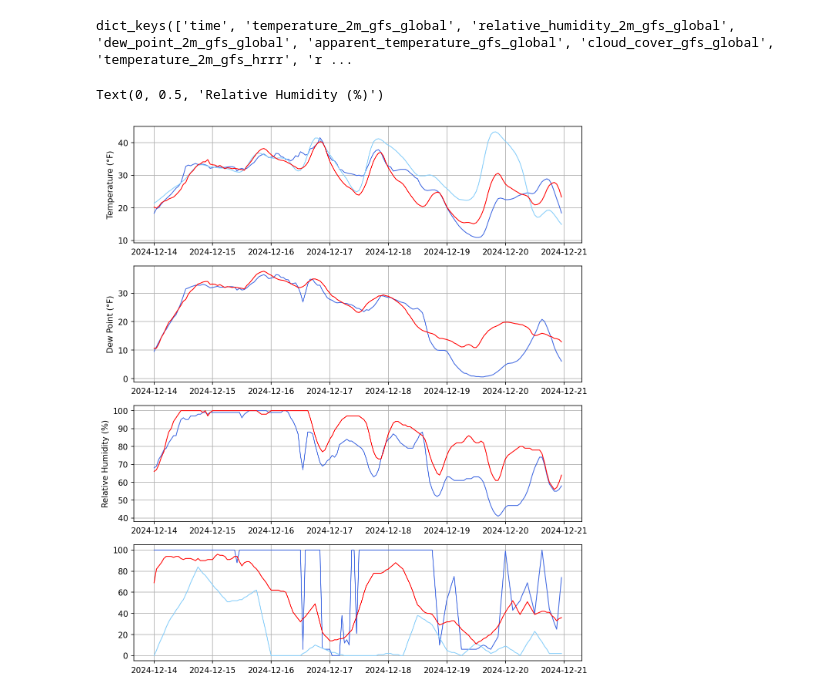
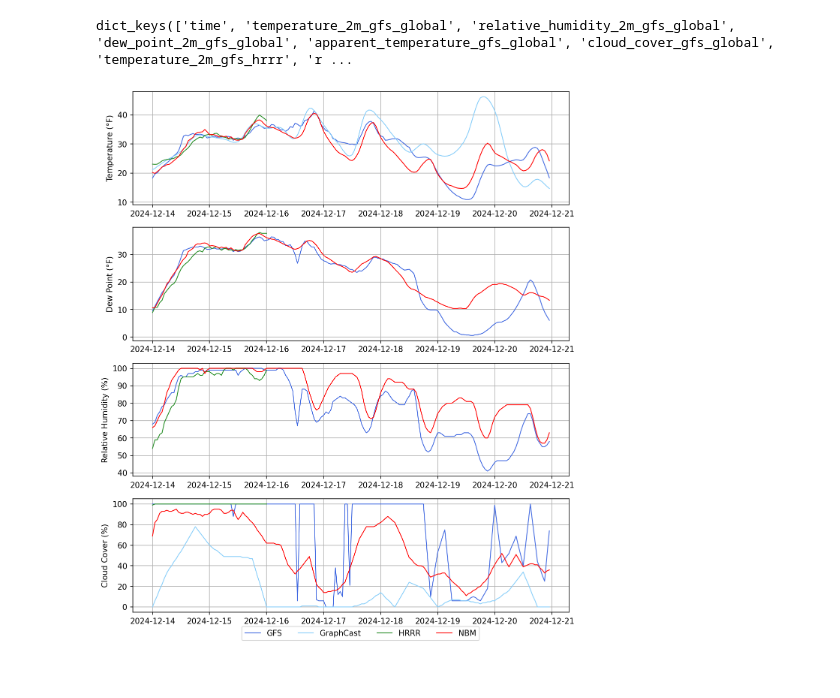
Before and after one commit to Weatherman142/WeatherChart, a Jupyter notebook: meteogramChart.ipynb, the cells around one changed output. Drawn from its saved outputs; the diff is of its cells as text; code cells hidden in the pictures.

Commit message:
Added most of the temperature plots for NOAA.

```diff
--- a/meteogramChart.ipynb
+++ b/meteogramChart.ipynb
@@ -68,21 +69,26 @@ GFS_GCdataframe[temperatureName] = dataNOAA['hourly']['temperature_2m_gfs_graphc
 GFS_GCdataframe[dewpointName]    = dataNOAA['hourly']['dew_point_2m_gfs_graphcast025']
 GFS_GCdataframe[rhName]          = dataNOAA['hourly']['relative_humidity_2m_gfs_graphcast025']
 GFS_GCdataframe[cloudCoverName]  = dataNOAA['hourly']['cloud_cover_gfs_graphcast025']
+# %%
+HRRRdataframe[timeName]        = dataNOAA['hourly']['time']
+HRRRdataframe[temperatureName] = dataNOAA['hourly']['temperature_2m_gfs_hrrr']
+HRRRdataframe[dewpointName]    = dataNOAA['hourly']['dew_point_2m_gfs_hrrr']
+HRRRdataframe[rhName]          = dataNOAA['hourly']['relative_humidity_2m_gfs_hrrr']
+HRRRdataframe[cloudCoverName]  = dataNOAA['hourly']['cloud_cover_gfs_hrrr']
 # %%
 NBMdataframe[timeName]        = dataNOAA['hourly']['time']
 NBMdataframe[temperatureName] = dataNOAA['hourly']['temperature_2m_ncep_nbm_conus']
 NBMdataframe[dewpointName]    = dataNOAA['hourly']['dew_point_2m_ncep_nbm_conus']
 NBMdataframe[rhName]          = dataNOAA['hourly']['relative_humidity_2m_ncep_nbm_conus']
 NBMdataframe[cloudCoverName]  = dataNOAA['hourly']['cloud_cover_ncep_nbm_conus']
-# %%
-if(type(GFSdataframe[timeName][0]) != pd._libs.tslibs.timestamps.Timestamp):
-    GFSdataframe[timeName] = [du.parser.parse(x) for x in GFSdataframe[timeName]]
-
-if(type(GFS_GCdataframe[timeName][0]) != pd._libs.tslibs.timestamps.Timestamp):
-    GFS_GCdataframe[timeName] = [du.parser.parse(x) for x in GFS_GCdataframe[timeName]]
-
-if(type(NBMdataframe[timeName][0]) != pd._libs.tslibs.timestamps.Timestamp):
-    NBMdataframe[timeName] = [du.parser.parse(x) for x in NBMdataframe[timeName]]
+# %%
+GFSdataframe[timeName] = timeHandler.timeParser(GFSdataframe[timeName])
+
+GFS_GCdataframe[timeName] = timeHandler.timeParser(GFS_GCdataframe[timeName])
+
+HRRRdataframe[timeName] = timeHandler.timeParser(HRRRdataframe[timeName])
+
+NBMdataframe[timeName] = timeHandler.timeParser(NBMdataframe[timeName])
 # %%
 GFScolor = "royalblue"
 GFS_GCcolor = "lightskyblue"
@@ -92,29 +98,35 @@ linewidth = 1
 # %%
 plt.rcParams["figure.dpi"] = 150
 fig, (ax1, ax2, ax3, ax4) = plt.subplots(4, figsize=(10,12))
 
 ax1.plot(GFSdataframe[timeName], GFSdataframe[temperatureName], color=GFScolor, linewidth=linewidth)
 ax1.plot(GFS_GCdataframe[timeName], GFS_GCdataframe[temperatureName], color=GFS_GCcolor, linewidth=linewidth)
+ax1.plot(HRRRdataframe[timeName], HRRRdataframe[temperatureName], color=HRRRcolor, linewidth=linewidth)
 ax1.plot(NBMdataframe[timeName], NBMdataframe[temperatureName], color=NBMcolor, linewidth=linewidth)
 
 ax2.plot(GFSdataframe[timeName], GFSdataframe[dewpointName], color=GFScolor, linewidth=linewidth)
+ax2.plot(HRRRdataframe[timeName],HRRRdataframe[dewpointName], color=HRRRcolor, linewidth=linewidth)
 ax2.plot(NBMdataframe[timeName], NBMdataframe[dewpointName], color=NBMcolor, linewidth=linewidth)
 
 ax3.plot(GFSdataframe[timeName], GFSdataframe[rhName], color=GFScolor, linewidth=linewidth)
+ax3.plot(HRRRdataframe[timeName], HRRRdataframe[rhName], color=HRRRcolor, linewidth=linewidth)
 ax3.plot(NBMdataframe[timeName], NBMdataframe[rhName], color=NBMcolor, linewidth=linewidth)
 
-ax4.plot(GFSdataframe[timeName], GFSdataframe[cloudCoverName], color=GFScolor, linewidth=linewidth)
-ax4.plot(GFS_GCdataframe[timeName], GFS_GCdataframe[cloudCoverName], color=GFS_GCcolor, linewidth=linewidth)
-ax4.plot(NBMdataframe[timeName], NBMdataframe[cloudCoverName], color=NBMcolor, linewidth=linewidth)
+ax4.plot(GFSdataframe[timeName], GFSdataframe[cloudCoverName], color=GFScolor, linewidth=linewidth, label="GFS")
+ax4.plot(GFS_GCdataframe[timeName], GFS_GCdataframe[cloudCoverName], color=GFS_GCcolor, linewidth=linewidth, label="GraphCast")
+ax4.plot(HRRRdataframe[timeName], HRRRdataframe[cloudCoverName], color=HRRRcolor, linewidth=linewidth, label="HRRR")
+ax4.plot(NBMdataframe[timeName], NBMdataframe[cloudCoverName], color=NBMcolor, linewidth=linewidth, label="NBM")
 
 ax1.grid(True)
 ax2.grid(True)
 ax3.grid(True)
 ax4.grid(True)
 
 ax1.set_ylabel("Temperature (°F)")
 ax2.set_ylabel("Dew Point (°F)")
 ax3.set_ylabel("Relative Humidity (%)")
+ax4.set_ylabel("Cloud Cover (%)")
+
+leg = ax4.legend(loc=(0.25, -0.25), ncol=4)
 # %% [output]
-Text(0, 0.5, 'Relative Humidity (%)')
-[figure, old version]
+[figure, new version]
```
Also changed, not shown: parts of 2 cells of this notebook, 2 other files.
